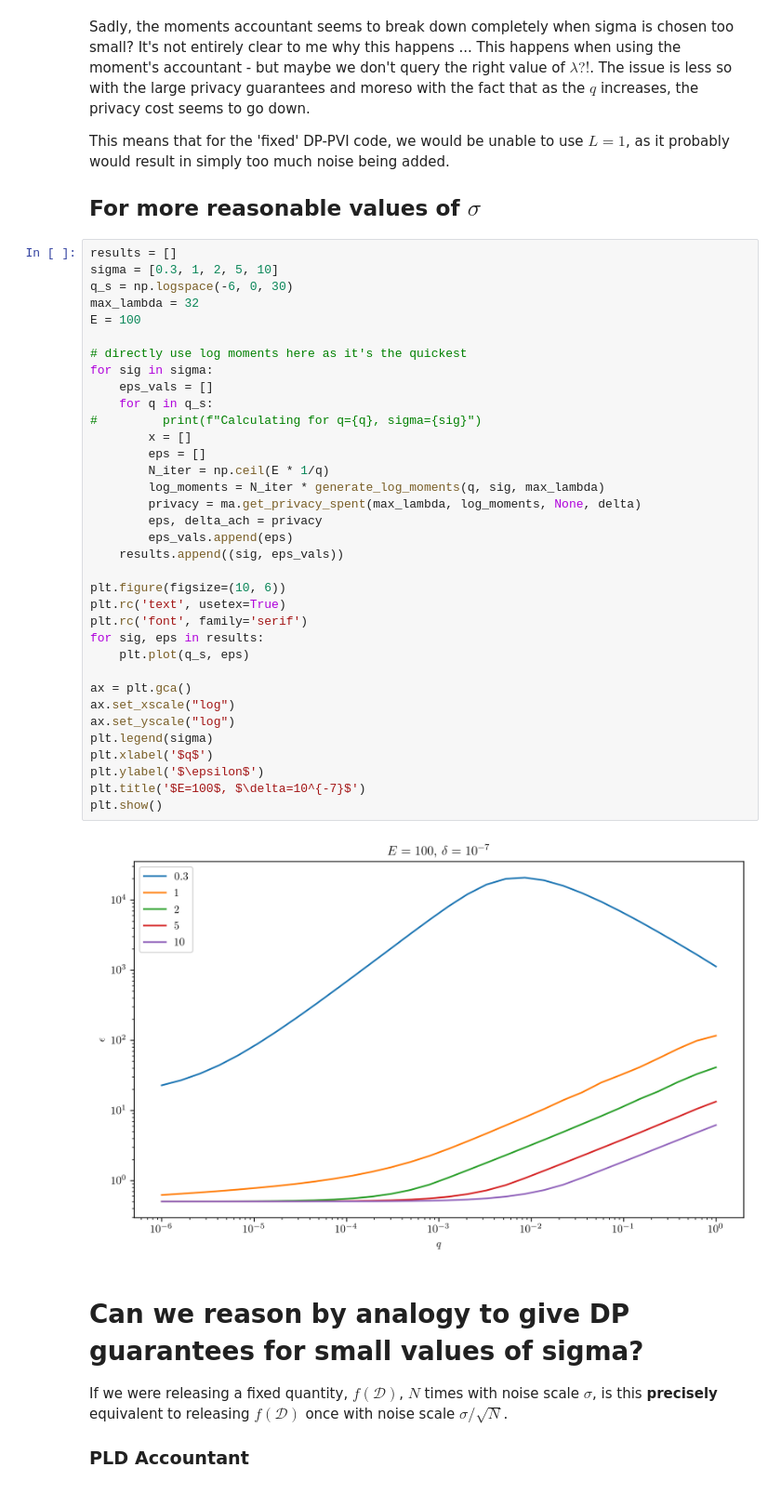
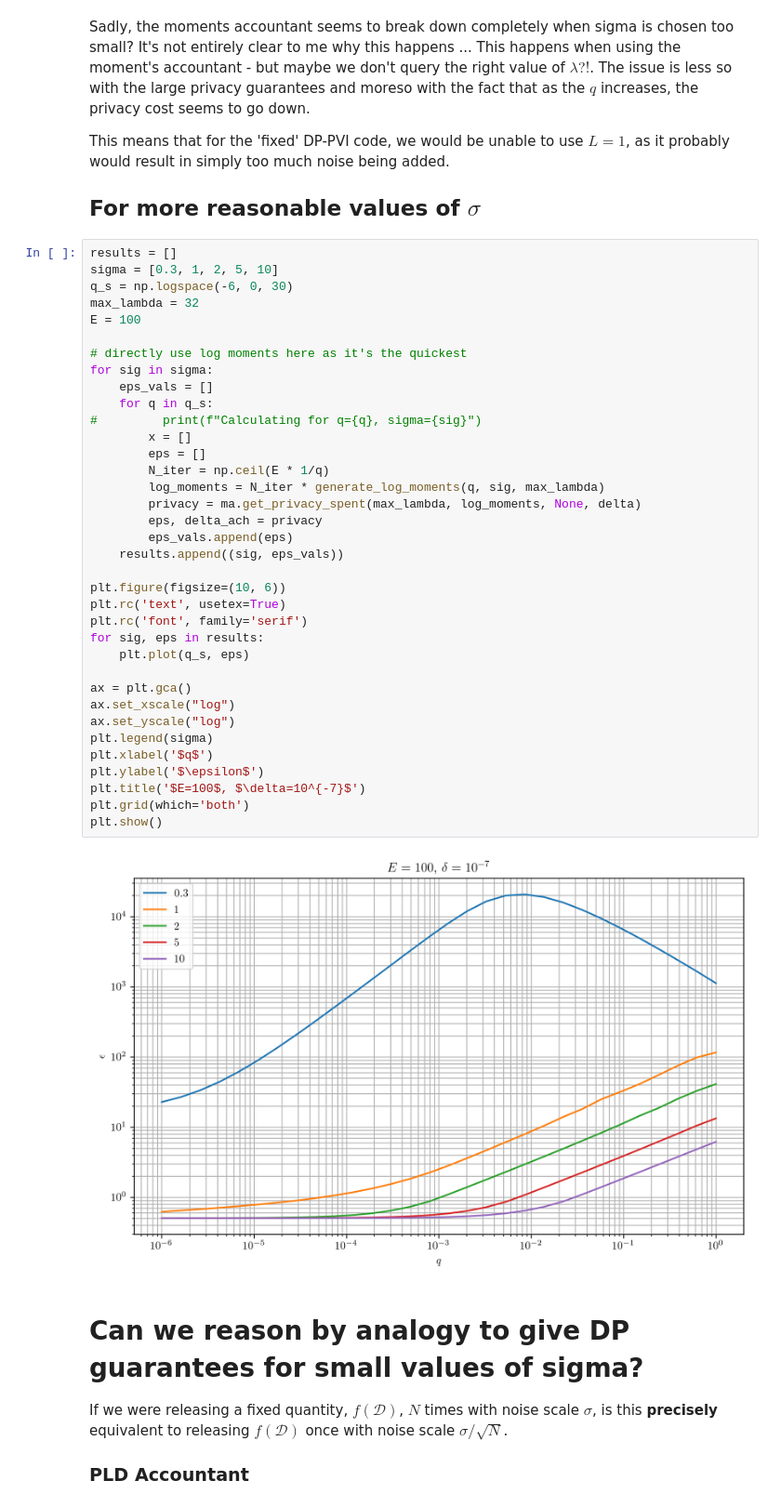
Before and after one commit to MrinankSharma/DP-PVI, a Jupyter notebook: notebooks/Investigate Changing Q.ipynb, the cells around one changed output. Shown at 93% size. Saved outputs shown, nothing was run; the diff lists cells and outputs as text.

```diff
--- a/notebooks/Investigate Changing Q.ipynb
+++ b/notebooks/Investigate Changing Q.ipynb
@@ -82,34 +83,35 @@ E = 100
 
 # directly use log moments here as it's the quickest
 for sig in sigma:
     eps_vals = []
     for q in q_s:
 #         print(f"Calculating for q={q}, sigma={sig}")
         x = []
         eps = []
         N_iter = np.ceil(E * 1/q)
         log_moments = N_iter * generate_log_moments(q, sig, max_lambda)
         privacy = ma.get_privacy_spent(max_lambda, log_moments, None, delta)
         eps, delta_ach = privacy
         eps_vals.append(eps)
     results.append((sig, eps_vals))
 
 plt.figure(figsize=(10, 6))
 plt.rc('text', usetex=True)
 plt.rc('font', family='serif')
 for sig, eps in results:
     plt.plot(q_s, eps)
 
 ax = plt.gca()
 ax.set_xscale("log")
 ax.set_yscale("log")
 plt.legend(sigma)
 plt.xlabel('$q$')
 plt.ylabel('$\epsilon$')
 plt.title('$E=100$, $\delta=10^{-7}$')
+plt.grid(which='both')
 plt.show()
 # %% [output]
-[figure, old version]
+[figure, new version]
 # %% [markdown]
 # Can we reason by analogy to give DP guarantees for small values of sigma?
 
```
Also changed, not shown: parts of 3 cells of this notebook, 4 other files.
